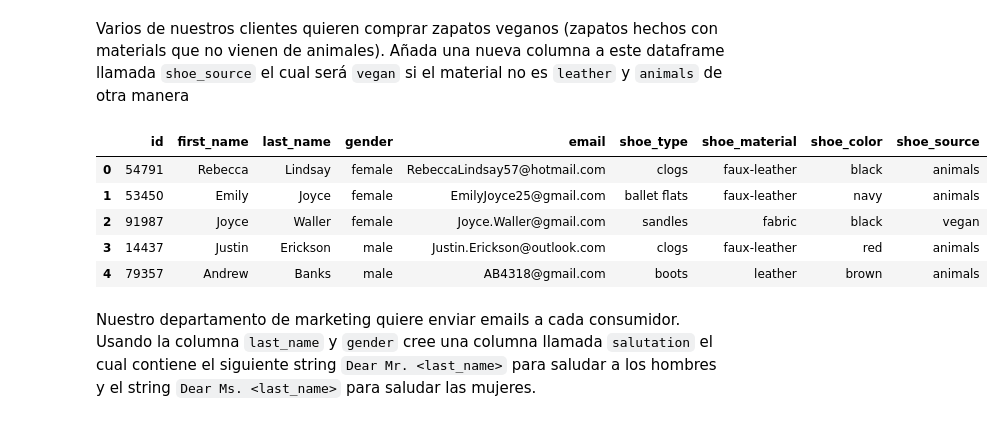
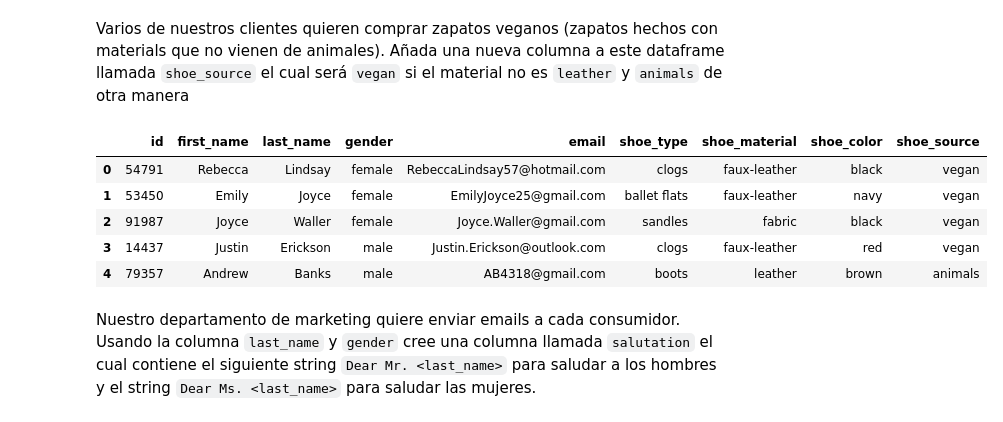
Before and after one commit to rogive/DataScience-Makeitreal, a Jupyter notebook: jupyter_numpy/Pandas Ejercicio #4.ipynb, the cells around one changed output. Saved outputs shown, nothing was run; the diff lists cells and outputs as text; code cells hidden in the pictures.

```diff
--- a/jupyter_numpy/Pandas Ejercicio #4.ipynb
+++ b/jupyter_numpy/Pandas Ejercicio #4.ipynb
@@ -170,15 +175,15 @@ orders.head()
 Varios de nuestros clientes quieren comprar zapatos veganos (zapatos hechos con materials que no vienen de animales). Añada una nueva columna a este dataframe llamada `shoe_source` el cual será `vegan` si el material no es `leather` y `animals` de otra manera
 # %%
 orders["shoe_source"] = orders.shoe_material.apply(
-    lambda material: "animals" if material.endswith("leather") else "vegan"
+    lambda material: "animals" if material == "leather" else "vegan"
 )
 orders.head()
 # %% [output]
 |  | id | first_name | last_name | gender | email | shoe_type | shoe_material | shoe_color | shoe_source |
-| 0 | 54791 | Rebecca | Lindsay | female | RebeccaLindsay57@hotmail.com | clogs | faux-leather | black | animals |
-| 1 | 53450 | Emily | Joyce | female | EmilyJoyce25@gmail.com | ballet flats | faux-leather | navy | animals |
+| 0 | 54791 | Rebecca | Lindsay | female | RebeccaLindsay57@hotmail.com | clogs | faux-leather | black | vegan |
+| 1 | 53450 | Emily | Joyce | female | EmilyJoyce25@gmail.com | ballet flats | faux-leather | navy | vegan |
 | 2 | 91987 | Joyce | Waller | female | Joyce.Waller@gmail.com | sandles | fabric | black | vegan |
-| 3 | 14437 | Justin | Erickson | male | Justin.Erickson@outlook.com | clogs | faux-leather | red | animals |
+| 3 | 14437 | Justin | Erickson | male | Justin.Erickson@outlook.com | clogs | faux-leather | red | vegan |
 | 4 | 79357 | Andrew | Banks | male | AB4318@gmail.com | boots | leather | brown | animals |
 # %% [markdown]
 Nuestro departamento de marketing quiere enviar emails a cada consumidor. Usando la columna `last_name` y `gender` cree una columna llamada `salutation` el cual contiene el siguiente string `Dear Mr. <last_name>` para saludar a los hombres y el string `Dear Ms. <last_name>` para saludar las mujeres.
```
Also changed, not shown: parts of 3 cells of this notebook, 5 other files.
